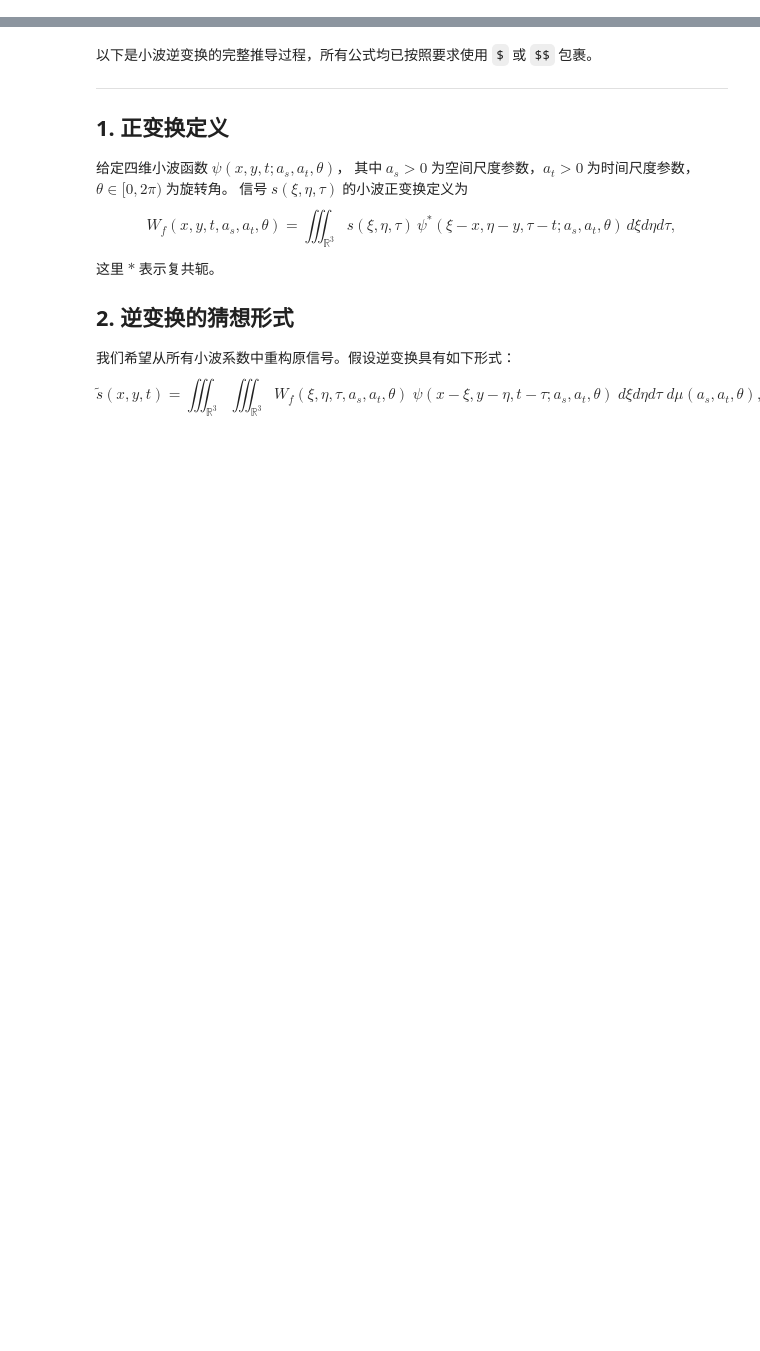
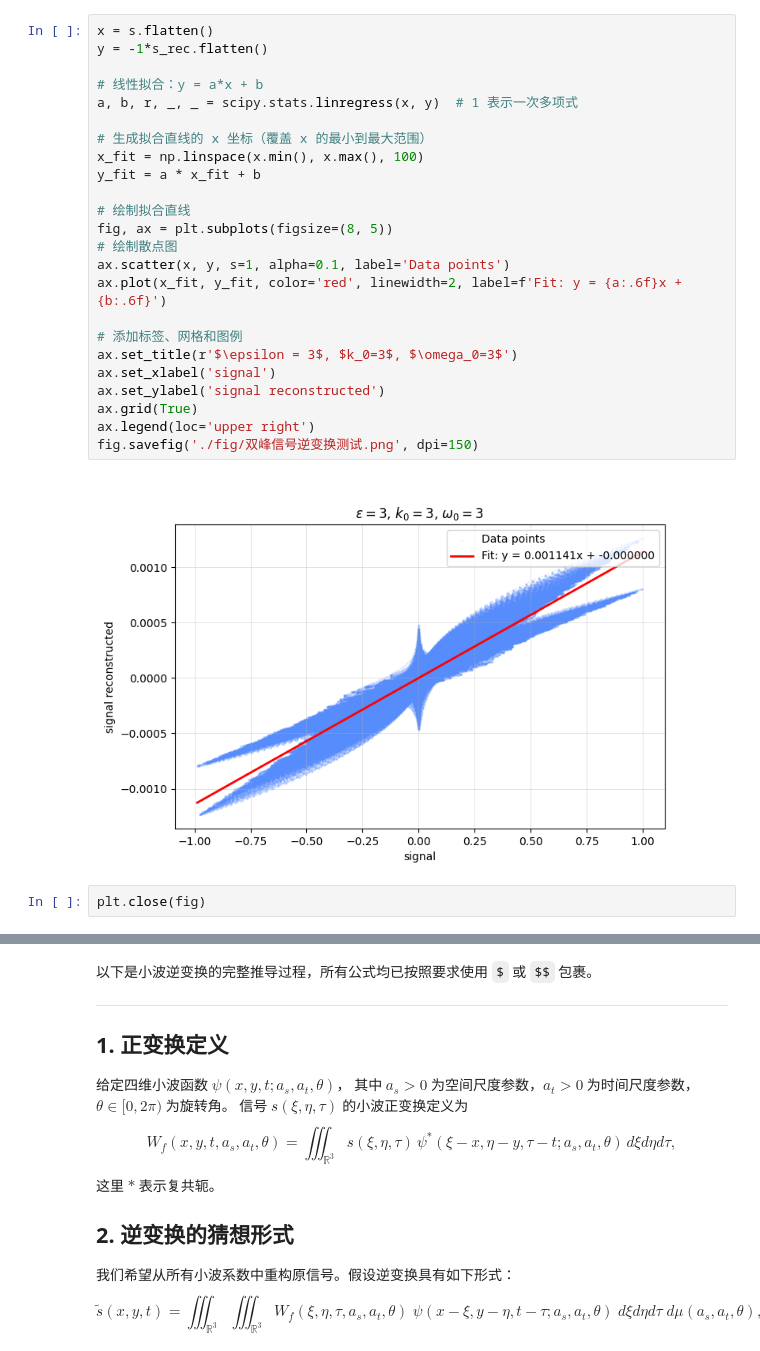
Before and after one commit to PKU-Heliosphere-org/repo_Xiangjing_Xu, a Jupyter notebook: UCoMP数据处理/时空小波变换/2D1T小波变换推导.ipynb, the cells around one changed output, grey strips where cells are left out. Cells and saved outputs as stored; diff of their text form; blank space fills up the shorter version.

```diff
--- a/UCoMP数据处理/时空小波变换/2D1T小波变换推导.ipynb
+++ b/UCoMP数据处理/时空小波变换/2D1T小波变换推导.ipynb
@@ -142,3 +438,31 @@ def icwt_2d1t(w, kx, ky, omega, dx, dy, dt, epsilon=0.5, k0=-6, omega0=6):
+# %%
+x = s.flatten()
+y = -1*s_rec.flatten()
+
+# 线性拟合：y = a*x + b
+a, b, r, _, _ = scipy.stats.linregress(x, y)  # 1 表示一次多项式
+
+# 生成拟合直线的 x 坐标（覆盖 x 的最小到最大范围）
+x_fit = np.linspace(x.min(), x.max(), 100)
+y_fit = a * x_fit + b
+
+# 绘制拟合直线
+fig, ax = plt.subplots(figsize=(8, 5))
+# 绘制散点图
+ax.scatter(x, y, s=1, alpha=0.1, label='Data points')
+ax.plot(x_fit, y_fit, color='red', linewidth=2, label=f'Fit: y = {a:.6f}x + {b:.6f}')
+
+# 添加标签、网格和图例
+ax.set_title(r'$\epsilon = 3$, $k_0=3$, $\omega_0=3$')
+ax.set_xlabel('signal')
+ax.set_ylabel('signal reconstructed')
+ax.grid(True)
+ax.legend(loc='upper right')
+fig.savefig('./fig/双峰信号逆变换测试.png', dpi=150)
+# %% [output]
+[figure, added]
+# %%
+plt.close(fig)
 # %%
 nx, ny, nz = 25, 30, 35
 
```
Also changed, not shown: parts of 25 cells of this notebook.
